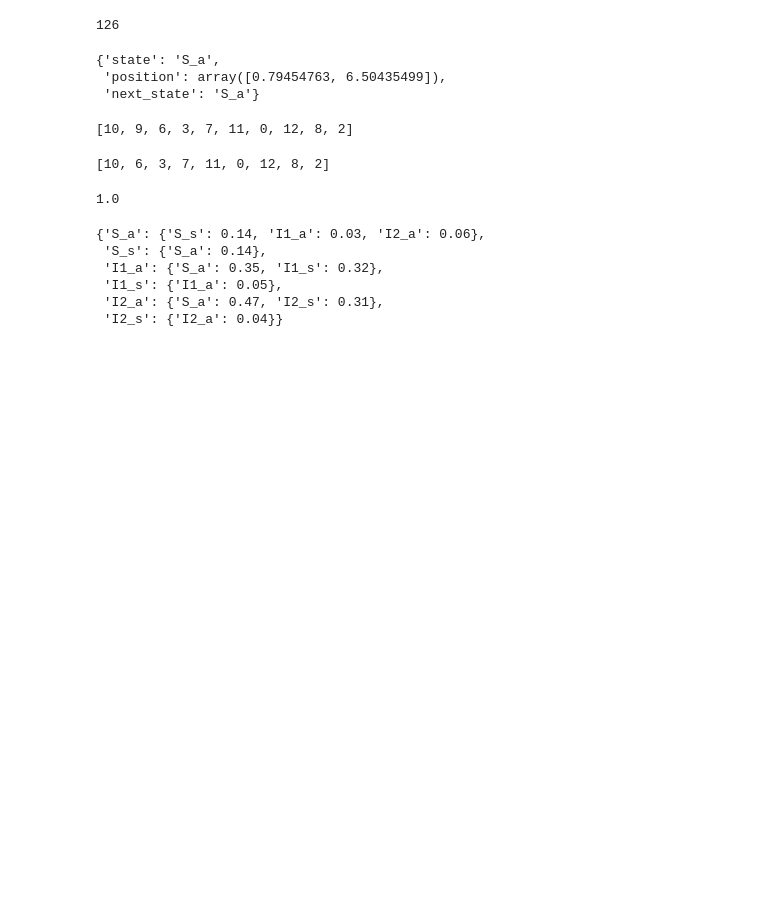
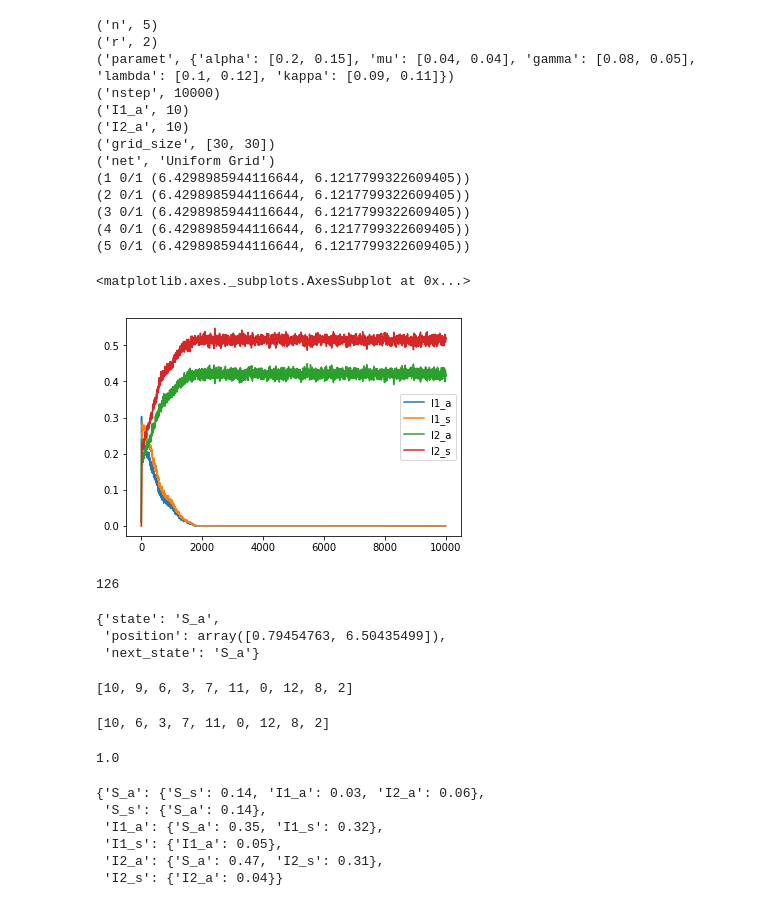
Before and after one commit to Dmitriy-Fedorov/Epidemic-Model, a Jupyter notebook: for_report_figure_1/1st.ipynb, the cells around one changed output. Saved outputs shown, nothing was run; the diff lists cells and outputs as text; code cells hidden in the pictures; blank space fills up the shorter version.

```diff
--- a/for_report_figure_1/1st.ipynb
+++ b/for_report_figure_1/1st.ipynb
@@ -79,3 +123,24 @@ asd_monte.to_csv('monte_uniform_15.csv', index=False)
+# %%
+uni_monte = monte(net='Uniform Grid', **setup)
+uni_monte.to_csv(f'monte_uniform_r={setup["r"]}_{setup["n"]}.csv', index=False)
+asd2 = uni_monte[['I1_a','I1_s','I2_a','I2_s']]/N
+asd2.plot()
+# %% [output]
+('n', 5)
+('r', 2)
+('paramet', {'alpha': [0.2, 0.15], 'mu': [0.04, 0.04], 'gamma': [0.08, 0.05], 'lambda': [0.1, 0.12], 'kappa': [0.09, 0.11]})
+('nstep', 10000)
+('I1_a', 10)
+('I2_a', 10)
+('grid_size', [30, 30])
+('net', 'Uniform Grid')
+(1 0/1 (6.4298985944116644, 6.1217799322609405))
+(2 0/1 (6.4298985944116644, 6.1217799322609405))
+(3 0/1 (6.4298985944116644, 6.1217799322609405))
+(4 0/1 (6.4298985944116644, 6.1217799322609405))
+(5 0/1 (6.4298985944116644, 6.1217799322609405))
+<matplotlib.axes._subplots.AxesSubplot at 0x...>
+[figure, added]
 # %%
 # print(sample(list(a.G[0]), len(a.G[0])))
 # list(a.G[0])
```
Also changed, not shown: parts of 4 cells of this notebook, 3 other files.
